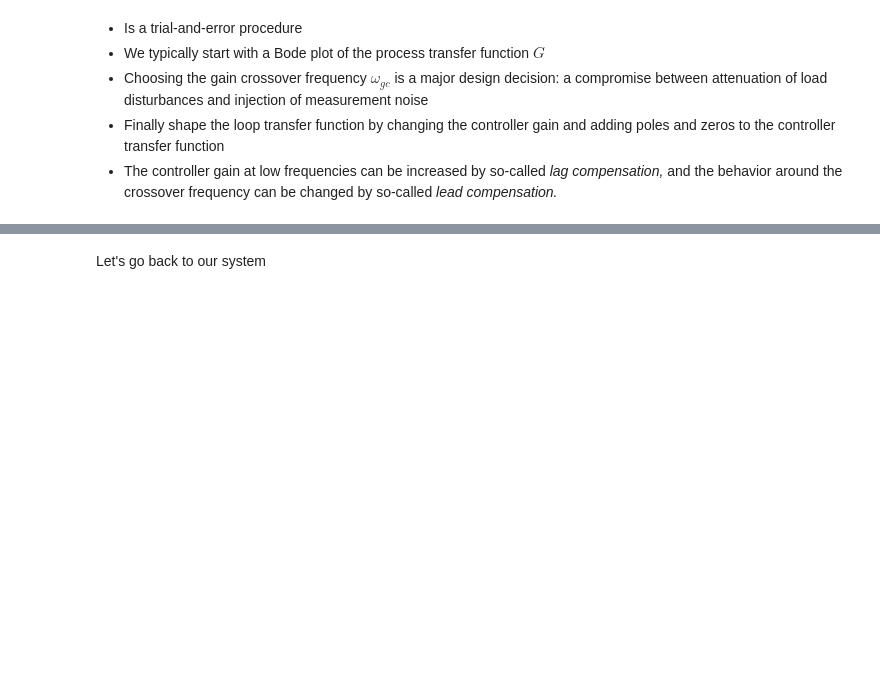
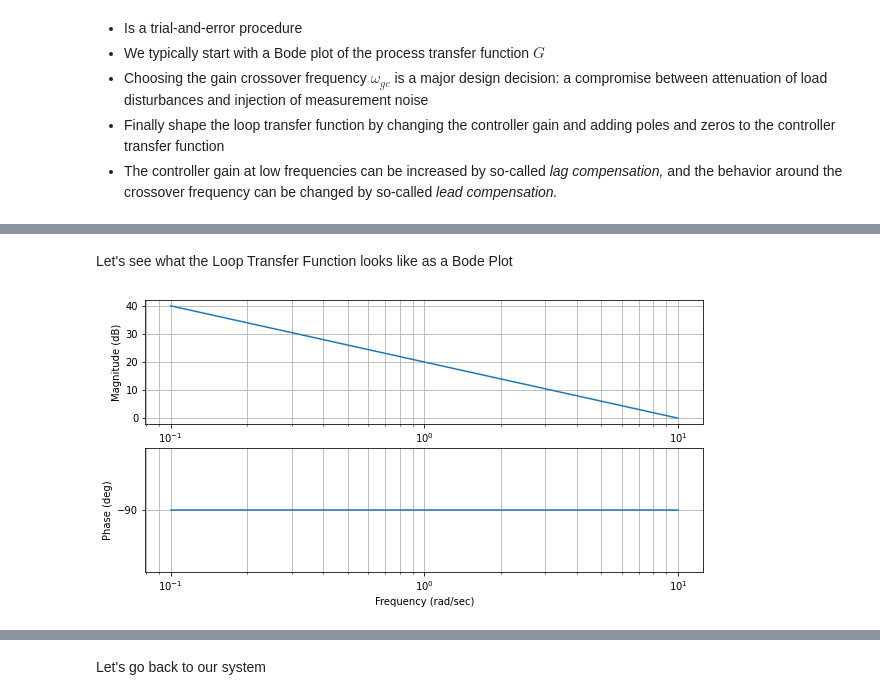
Before and after one commit to andreamunafo/classical_control_theory, a Jupyter notebook: 13_Loop-shaping.ipynb, the cells around one changed output, grey strips where cells are left out. Drawn from its saved outputs; the diff is of its cells as text; code cells hidden in the pictures; blank space fills up the shorter version.

```diff
--- a/13_Loop-shaping.ipynb
+++ b/13_Loop-shaping.ipynb
@@ -91,0 +323,10 @@ Let's first discuss a suitable shape for the loop transfer function that gives g
+# %% [markdown]
+Let's see what the Loop Transfer Function looks like as a Bode Plot
+# %%
+sysLoop = control.series(R, car_tf)
+fig, axs = plt.subplots(2, 1, figsize=(10, 5))
+control.bode_plot(sysLoop, dB=True);
+
+axs[1].set_ylim(0, -100);
+# %% [output]
+[figure, added]
```
Also changed, not shown: parts of 45 cells of this notebook, 2 other files.
